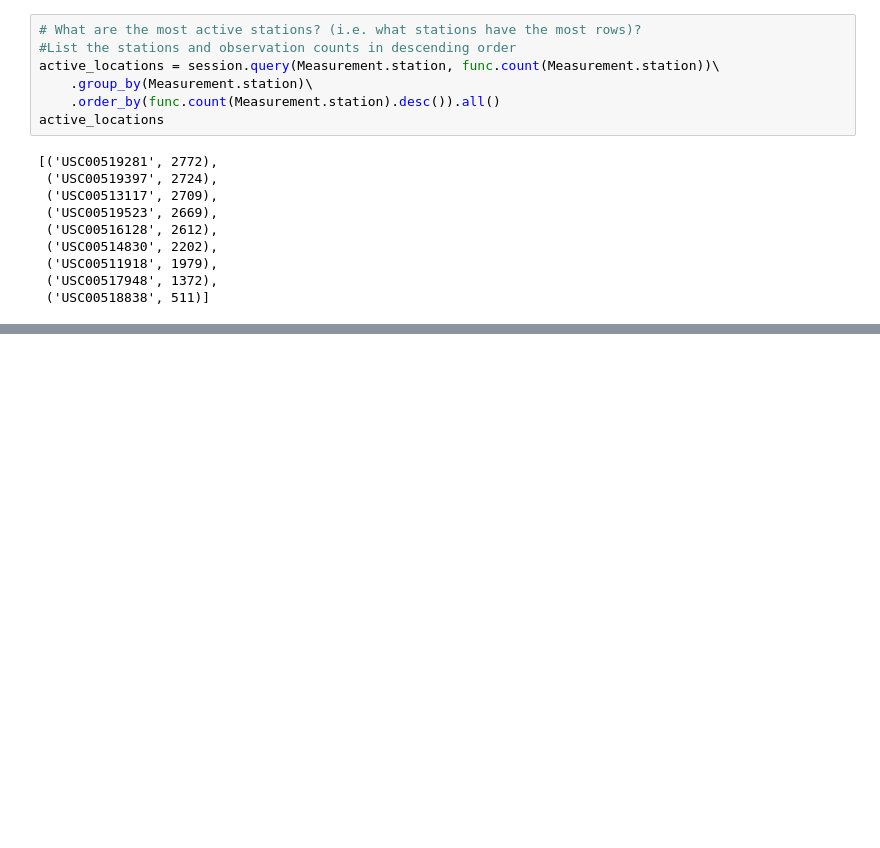
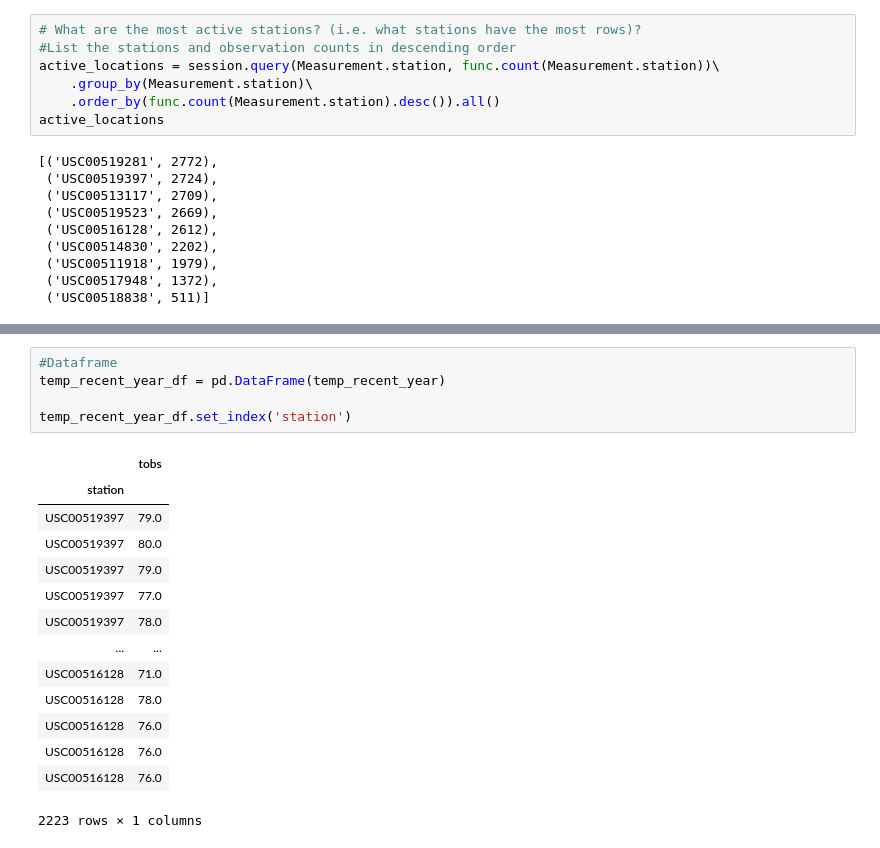
Before and after one commit to garrettsanders/sqlalchemy_challenge, a Jupyter notebook: Climate Analysis and Exploration/main.ipynb, the cells around one changed output, grey strips where cells are left out. Cells and saved outputs as stored; diff of their text form; blank space fills up the shorter version.

```diff
--- a/Climate Analysis and Exploration/main.ipynb
+++ b/Climate Analysis and Exploration/main.ipynb
@@ -214,0 +234,20 @@ WHERE measurement.station = (SELECT measurement.station AS measurement_station,
+# %%
+#Dataframe
+temp_recent_year_df = pd.DataFrame(temp_recent_year)
+
+temp_recent_year_df.set_index('station')
+# %% [output]
+|  | tobs |
+| station |  |
+| USC00519397 | 79.0 |
+| USC00519397 | 80.0 |
+| USC00519397 | 79.0 |
+| USC00519397 | 77.0 |
+| USC00519397 | 78.0 |
+| ... | ... |
+| USC00516128 | 71.0 |
+| USC00516128 | 78.0 |
+| USC00516128 | 76.0 |
+| USC00516128 | 76.0 |
+| USC00516128 | 76.0 |
+2223 rows × 1 columns
```
Also changed, not shown: parts of 10 cells of this notebook, 1 other file.
